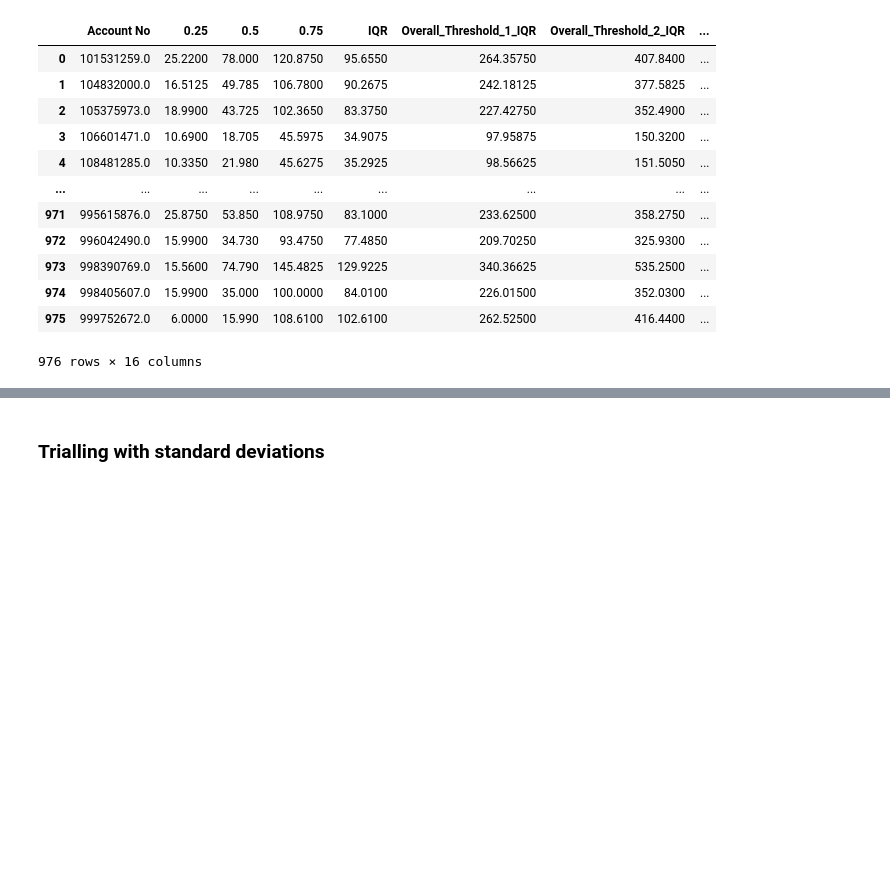
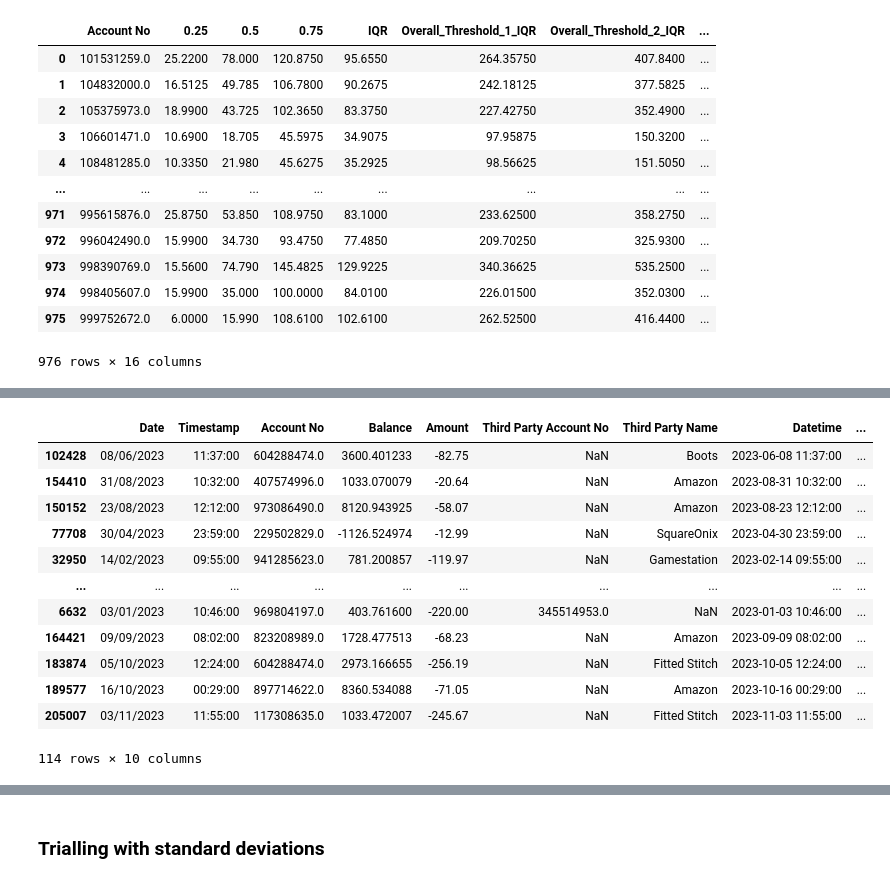
Before and after one commit to UoB-DSMP-2023-24/dsmp-2024-group27, a Jupyter notebook: AnomalyDetection/AnomalyDetection-Dataset2.ipynb, the cells around one changed output, grey strips where cells are left out. Saved outputs shown, nothing was run; the diff lists cells and outputs as text; code cells hidden in the pictures; blank space fills up the shorter version.

```diff
--- a/AnomalyDetection/AnomalyDetection-Dataset2.ipynb
+++ b/AnomalyDetection/AnomalyDetection-Dataset2.ipynb
@@ -274,0 +420,12 @@ anomaly_detection_by_expenditures_df
+# %%
+# Filter for Low Risk transactions
+low_risk_transactions = testing_transactions[testing_transactions['risk_level'] == 'Low Risk']
+
+# Filter for Medium Risk transactions
+medium_risk_transactions = testing_transactions[testing_transactions['risk_level'] == 'Medium Risk']
+
+# Filter for High Risk transactions
+high_risk_transactions = testing_transactions[testing_transactions['risk_level'] == 'High Risk']
+
+# Filter for Not Applicable transactions
+not_applicable_transactions = testing_transactions[testing_transactions['risk_level'] == 'Not Applicable']
@@ -274,0 +456,16 @@ anomaly_detection_by_expenditures_df
+# %%
+high_risk_transactions
+# %% [output]
+|  | Date | Timestamp | Account No | Balance | Amount | Third Party Account No | Third Party Name | Datetime | ... |
+| 102428 | 08/06/2023 | 11:37:00 | 604288474.0 | 3600.401233 | -82.75 | NaN | Boots | 2023-06-08 11:37:00 | ... |
+| 154410 | 31/08/2023 | 10:32:00 | 407574996.0 | 1033.070079 | -20.64 | NaN | Amazon | 2023-08-31 10:32:00 | ... |
+| 150152 | 23/08/2023 | 12:12:00 | 973086490.0 | 8120.943925 | -58.07 | NaN | Amazon | 2023-08-23 12:12:00 | ... |
+| 77708 | 30/04/2023 | 23:59:00 | 229502829.0 | -1126.524974 | -12.99 | NaN | SquareOnix | 2023-04-30 23:59:00 | ... |
+| 32950 | 14/02/2023 | 09:55:00 | 941285623.0 | 781.200857 | -119.97 | NaN | Gamestation | 2023-02-14 09:55:00 | ... |
+| ... | ... | ... | ... | ... | ... | ... | ... | ... | ... |
+| 6632 | 03/01/2023 | 10:46:00 | 969804197.0 | 403.761600 | -220.00 | 345514953.0 | NaN | 2023-01-03 10:46:00 | ... |
+| 164421 | 09/09/2023 | 08:02:00 | 823208989.0 | 1728.477513 | -68.23 | NaN | Amazon | 2023-09-09 08:02:00 | ... |
+| 183874 | 05/10/2023 | 12:24:00 | 604288474.0 | 2973.166655 | -256.19 | NaN | Fitted Stitch | 2023-10-05 12:24:00 | ... |
+| 189577 | 16/10/2023 | 00:29:00 | 897714622.0 | 8360.534088 | -71.05 | NaN | Amazon | 2023-10-16 00:29:00 | ... |
+| 205007 | 03/11/2023 | 11:55:00 | 117308635.0 | 1033.472007 | -245.67 | NaN | Fitted Stitch | 2023-11-03 11:55:00 | ... |
+114 rows × 10 columns
```
Also changed, not shown: parts of 17 cells of this notebook.
